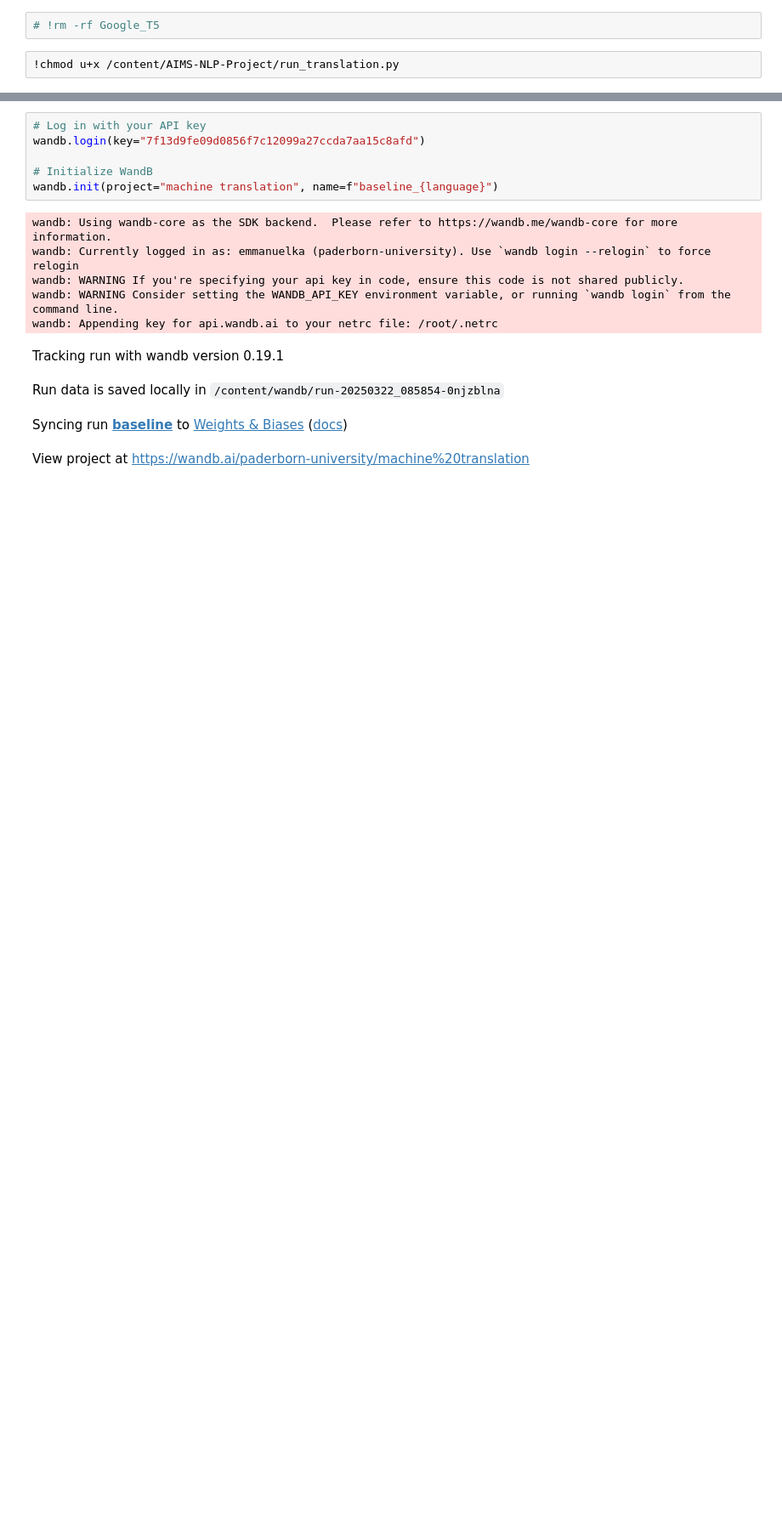
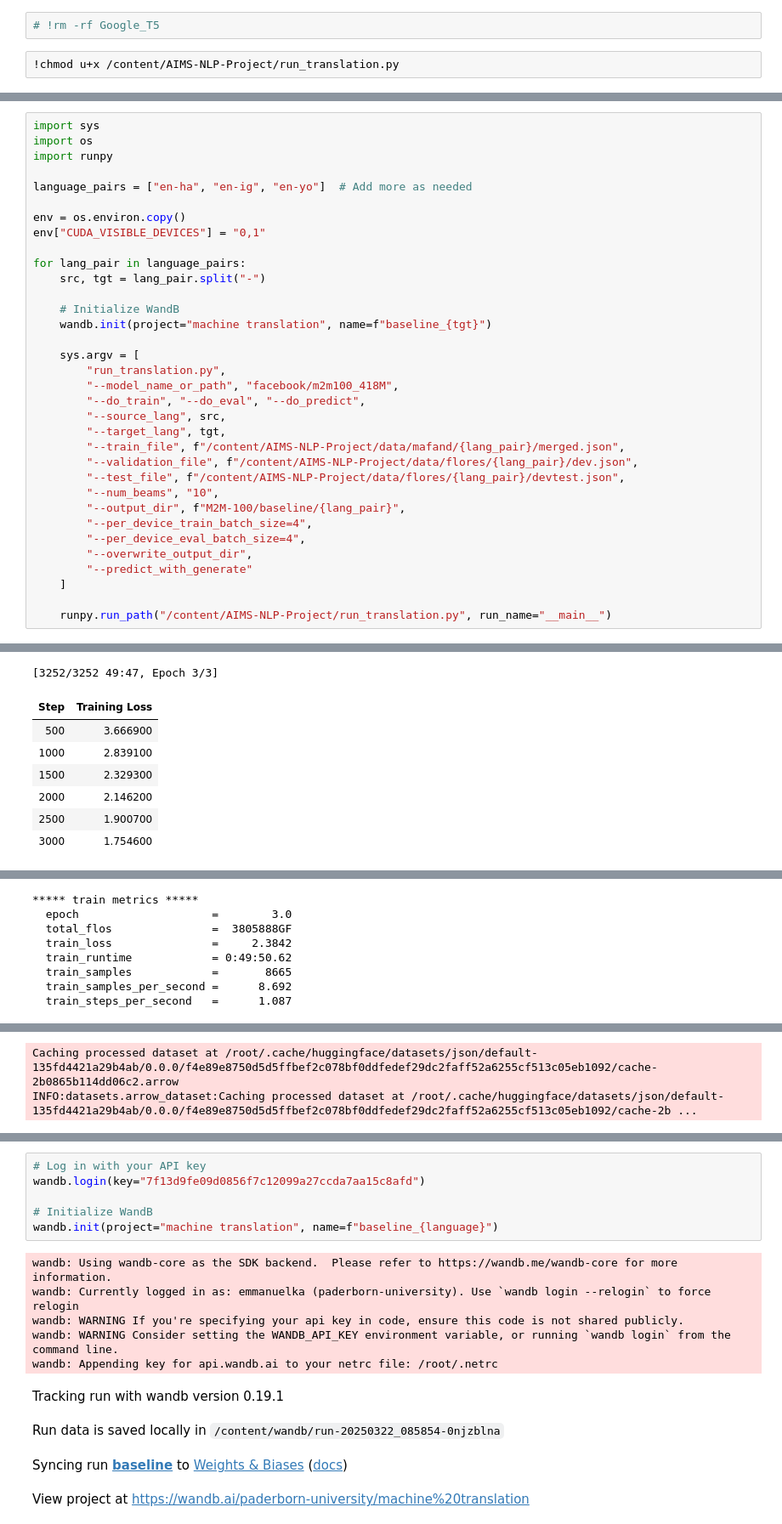
Before and after one commit to emmanuelayanful/AIMS-NLP-Project, a Jupyter notebook: M2M.ipynb, the cells around one changed output, grey strips where cells are left out. Shown at 85% size. Saved outputs shown, nothing was run; the diff lists cells and outputs as text; blank space fills up the shorter version.

```diff
--- a/M2M.ipynb
+++ b/M2M.ipynb
@@ -11,0 +14,35 @@ language = "Zulu"
+# %%
+import sys
+import os
+import runpy
+
+language_pairs = ["en-ha", "en-ig", "en-yo"]  # Add more as needed
+
+env = os.environ.copy()
+env["CUDA_VISIBLE_DEVICES"] = "0,1"
+
+for lang_pair in language_pairs:
+    src, tgt = lang_pair.split("-")
+
+    # Initialize WandB
+    wandb.init(project="machine translation", name=f"baseline_{tgt}")
+
+    sys.argv = [
+        "run_translation.py",
+        "--model_name_or_path", "facebook/m2m100_418M",
+        "--do_train", "--do_eval", "--do_predict",
+        "--source_lang", src,
+        "--target_lang", tgt,
+        "--train_file", f"/content/AIMS-NLP-Project/data/mafand/{lang_pair}/merged.json",
+        "--validation_file", f"/content/AIMS-NLP-Project/data/flores/{lang_pair}/dev.json",
+        "--test_file", f"/content/AIMS-NLP-Project/data/flores/{lang_pair}/devtest.json",
+        "--num_beams", "10",
+        "--output_dir", f"M2M-100/baseline/{lang_pair}",
+        "--per_device_train_batch_size=4",
+        "--per_device_eval_batch_size=4",
+        "--overwrite_output_dir",
+        "--predict_with_generate"
+    ]
+
+    runpy.run_path("/content/AIMS-NLP-Project/run_translation.py", run_name="__main__")
+# %% [output]
@@ -11,0 +66,8 @@ language = "Zulu"
+[3252/3252 49:47, Epoch 3/3]
+| Step | Training Loss |
+| 500 | 3.666900 |
+| 1000 | 2.839100 |
+| 1500 | 2.329300 |
+| 2000 | 2.146200 |
+| 2500 | 1.900700 |
+| 3000 | 1.754600 |
@@ -11,0 +91,8 @@ language = "Zulu"
+***** train metrics *****
+  epoch                    =        3.0
+  total_flos               =  3805888GF
+  train_loss               =     2.3842
+  train_runtime            = 0:49:50.62
+  train_samples            =       8665
+  train_samples_per_second =      8.692
+  train_steps_per_second   =      1.087
@@ -11,0 +141,2 @@ language = "Zulu"
+Caching processed dataset at /root/.cache/huggingface/datasets/json/default-135fd4421a29b4ab/0.0.0/f4e89e8750d5d5ffbef2c078bf0ddfedef29dc2faff52a6255cf513c05eb1092/cache-2b0865b114dd06c2.arrow
+INFO:datasets.arrow_dataset:Caching processed dataset at /root/.cache/huggingface/datasets/json/default-135fd4421a29b4ab/0.0.0/f4e89e8750d5d5ffbef2c078bf0ddfedef29dc2faff52a6255cf513c05eb1092/cache-2b ...
```
Also changed, not shown: parts of 7 cells of this notebook, 3 other files.
